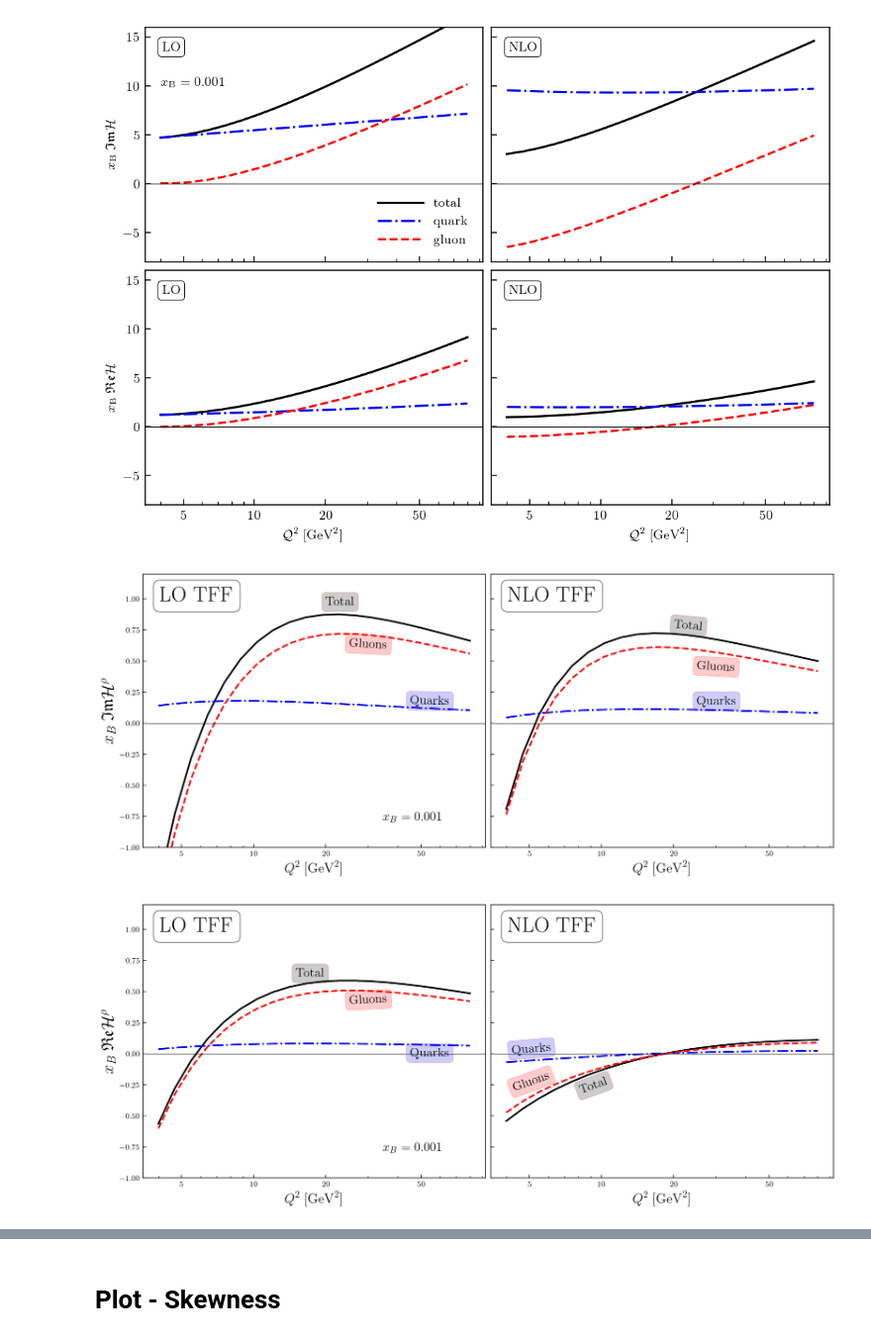
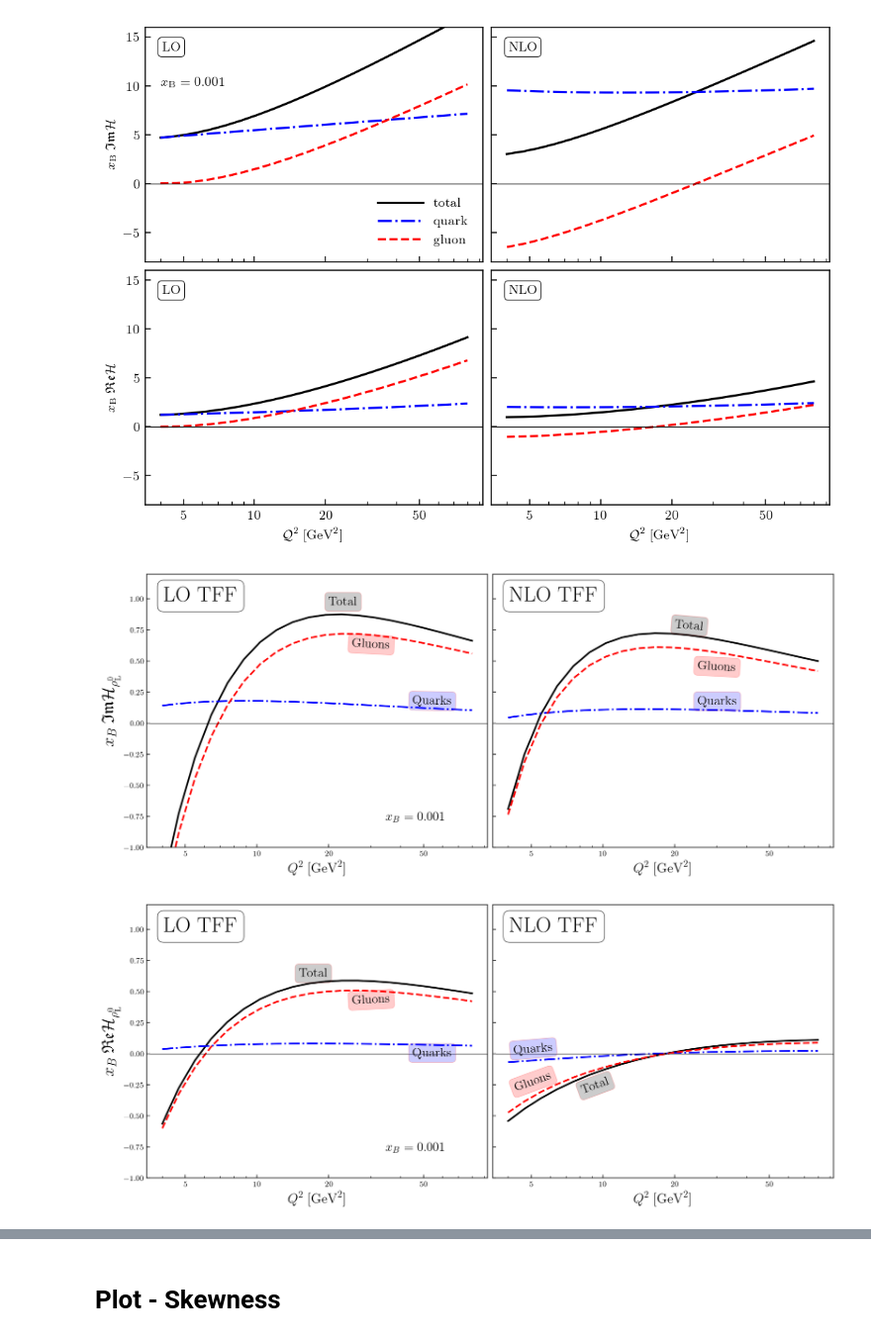
Before and after one commit to openhep/nloimpact23, a Jupyter notebook: nloimpact.ipynb, the cells around one changed output, grey strips where cells are left out. Shown at 99% size. Drawn from its saved outputs; the diff is of its cells as text; code cells hidden in the pictures.

```diff
--- a/nloimpact.ipynb
+++ b/nloimpact.ipynb
@@ -1276,39 +1276,39 @@ ax1.set_xscale('log')
 ax1.set_ylim(-1, 1.2)
 ax1.axhline(y=0, linewidth=0.5, color='k')
 ax1.set_xlabel('$Q^2\;[\mathrm{GeV}^2]$', fontsize=16)
-ax1.set_ylabel(r'$x_B\:  \mathfrak{Im}\mathcal{H}^\rho$', fontsize=20)
+ax1.set_ylabel(r'$x_B\:  \mathfrak{Im}\mathcal{H}_{\rho^{0}_{\rm L}}$', fontsize=20)
 ax1.set_xticks([5, 10, 20, 50])
 ax1.set_xticklabels(['5','10','20','50'])
 ax1.text(0.7, 0.1, r'$x_B = {}$'.format(xB), fontsize=15, transform=ax1.transAxes)
 ax1.text(20, 0.95, "Total", size=15, rotation=0.,
          bbox=dict(boxstyle="round", ec="red", fc="black", alpha=0.2))
 ax1.text(45, 0.15, "Quarks", size=15, rotation=-1.,
          bbox=dict(boxstyle="round", ec="red", fc="blue", alpha=0.2))
 ax1.text(25, 0.6, "Gluons", size=15, rotation=-3.,
          bbox=dict(boxstyle="round", ec="red", fc="red", alpha=0.2))
 ax1.text(0.05, 0.9, "LO TFF", size=TITLESIZE,
          bbox=titlebox, transform=ax1.transAxes)
 #
 for ln in range(3):
     ax2.plot(Q2vals, xB*ImHVs[:,1,ln], styles[ln], lw=lw,
              label='NLO {}'.format(names[ln]))
 ax2.set_xscale('log')
 # ax2.set_ylim(-0.15, 0.5)
 ax2.set_xticks([5, 10, 20, 50])
 ax2.set_xticklabels(['5','10','20','50'])
 ax2.axhline(y=0, linewidth=0.5, color='k')
 ax2.set_xlabel('$Q^2\;[\mathrm{GeV}^2]$', fontsize=16)
 ax2.text(20, 0.75, "Total", size=15, rotation=-5.,
          bbox=dict(boxstyle="round", ec="red", fc="black", alpha=0.2))
 ax2.text(25, 0.15, "Quarks", size=15, rotation=0.,
          bbox=dict(boxstyle="round", ec="red", fc="blue", alpha=0.2))
 ax2.text(25, 0.42, "Gluons", size=15, rotation=-3.,
          bbox=dict(boxstyle="round", ec="red", fc="red", alpha=0.2))
 ax2.text(0.05, 0.9, "NLO TFF", size=TITLESIZE,
          bbox=titlebox, transform=ax2.transAxes)
 fig.canvas.draw()
 # %% [output]
-[figure, old version]
+[figure, new version]
 # %%
 # fig.savefig('{}/QvsG_DVMP_imag.pdf'.format(FIGDIR))
 # fig.savefig('{}/QvsG_DVMP_imag.png'.format(FIGDIR))
@@ -1325,7 +1325,7 @@ ax1.set_xscale('log')
 ax1.set_ylim(-1, 1.2)
 ax1.axhline(y=0, linewidth=0.5, color='k')
 ax1.set_xlabel('$Q^2\;[\mathrm{GeV}^2]$', fontsize=16)
-ax1.set_ylabel(r'$x_B\:  \mathfrak{Re}\mathcal{H}^\rho$', fontsize=20)
+ax1.set_ylabel(r'$x_B\:  \mathfrak{Re}\mathcal{H}_{\rho^{0}_{\rm L}}$', fontsize=20)
 ax1.set_xticks([5, 10, 20, 50])
 ax1.set_xticklabels(['5','10','20','50'])
 ax1.text(0.7, 0.1, r'$x_B = {}$'.format(xB), fontsize=15, transform=ax1.transAxes)
@@ -1357,7 +1357,7 @@ ax2.text(0.05, 0.9, "NLO TFF", size=TITLESIZE,
          bbox=titlebox, transform=ax2.transAxes)
 fig.canvas.draw()
 # %% [output]
-[figure, old version]
+[figure, new version]
 # %%
 # fig.savefig('{}/QvsG_DVMP_real.pdf'.format(FIGDIR))
 # fig.savefig('{}/QvsG_DVMP_real.png'.format(FIGDIR))
```
Also changed, not shown: parts of 12 cells of this notebook, 2 other files.
